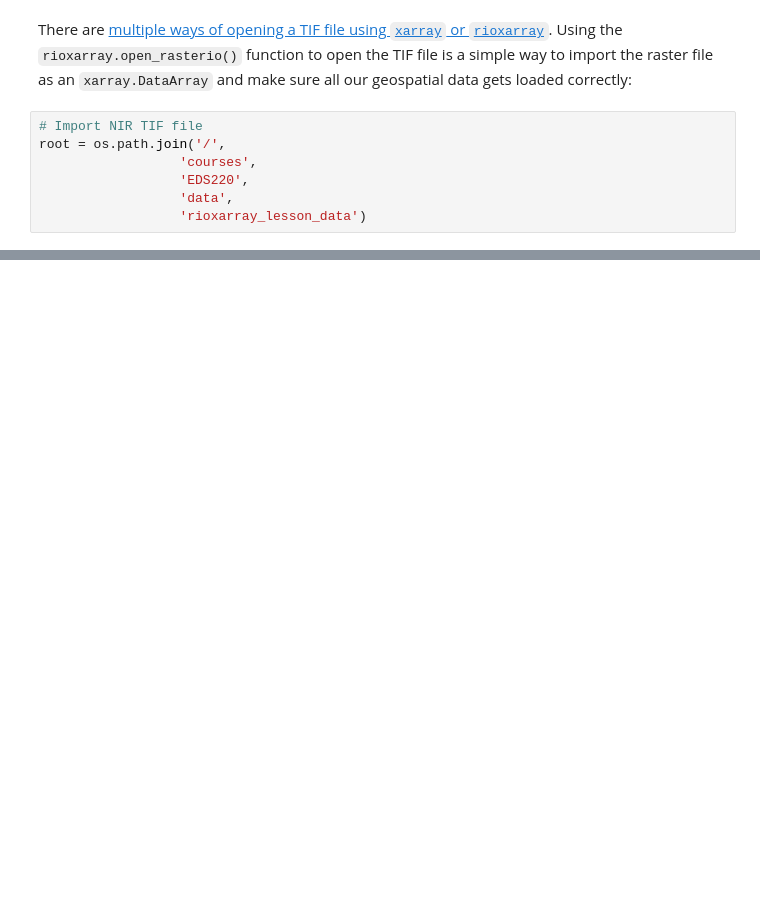
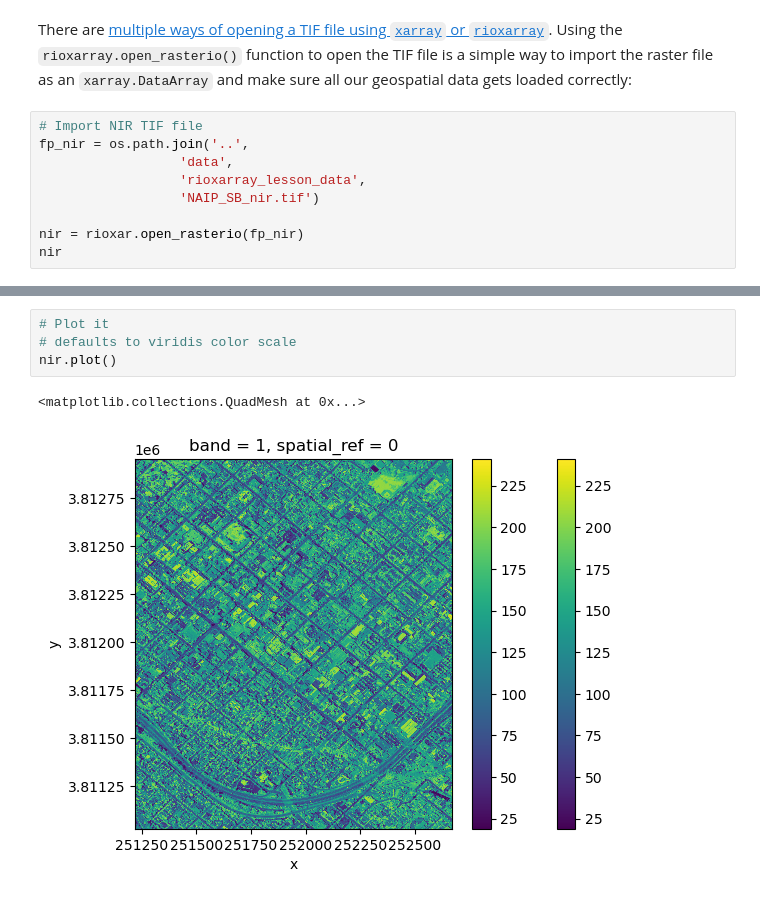
Before and after one commit to gingersknapp/eds-220-in-class, a Jupyter notebook: Week8/week-8-rioxarray-STUDENTS.ipynb, the cells around one changed output, grey strips where cells are left out. Cells and saved outputs as stored; diff of their text form; blank space fills up the shorter version.

```diff
--- a/Week8/week-8-rioxarray-STUDENTS.ipynb
+++ b/Week8/week-8-rioxarray-STUDENTS.ipynb
@@ -21,8 +28,10 @@ There are [multiple ways of opening a TIF file using `xarray` or `rioxarray`](ht
 Using the `rioxarray.open_rasterio()` function to open the TIF file is a simple way to import the raster file as an `xarray.DataArray` and make sure all our geospatial data gets loaded correctly:
 # %%
 # Import NIR TIF file
-root = os.path.join('/',
-                  'courses',
-                  'EDS220',
+fp_nir = os.path.join('..',
                   'data',
-                  'rioxarray_lesson_data')
+                  'rioxarray_lesson_data',
+                  'NAIP_SB_nir.tif')
+
+nir = rioxar.open_rasterio(fp_nir)
+nir
@@ -28,0 +57,7 @@ root = os.path.join('/',
+# %%
+# Plot it
+# defaults to viridis color scale
+nir.plot()
+# %% [output]
+<matplotlib.collections.QuadMesh at 0x...>
+[figure, added]
```
Also changed, not shown: parts of 30 cells of this notebook.
